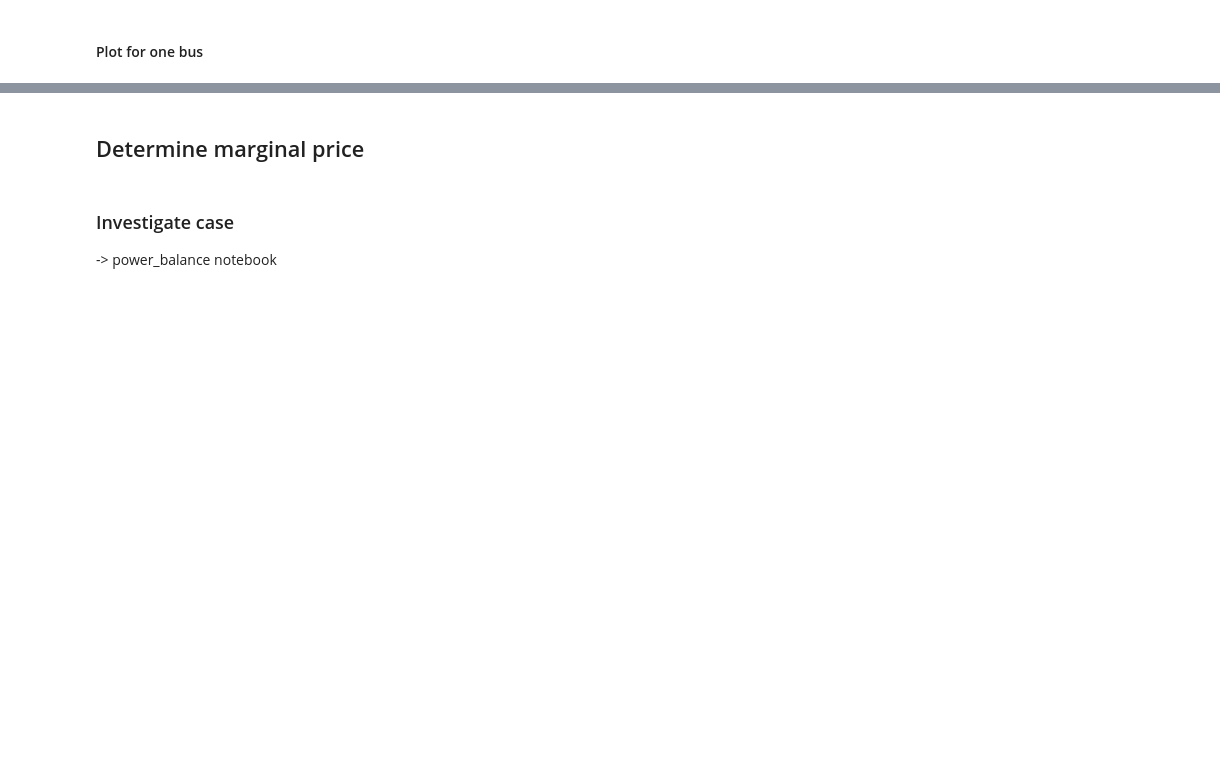
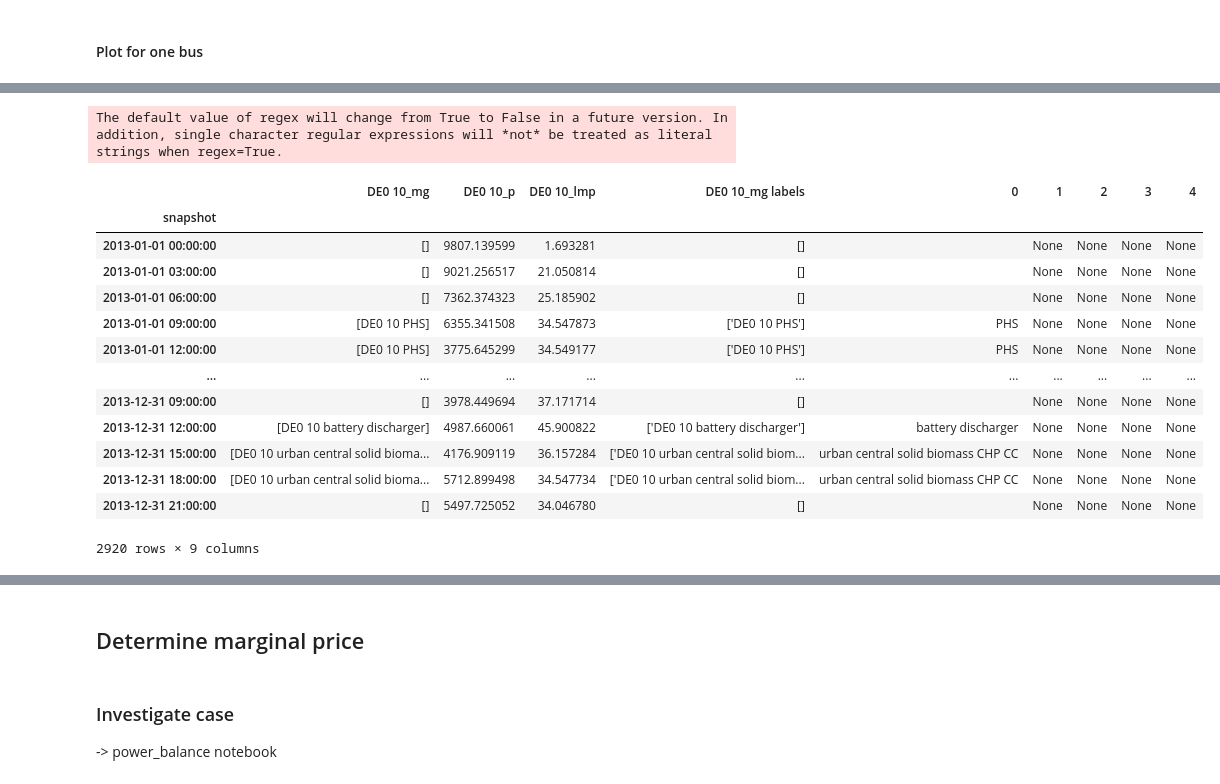
Before and after one commit to JulianGeis/master_thesis, a Jupyter notebook: notebooks/merit_order_analysis.ipynb, the cells around one changed output, grey strips where cells are left out. Saved outputs shown, nothing was run; the diff lists cells and outputs as text; code cells hidden in the pictures; blank space fills up the shorter version.

```diff
--- a/notebooks/merit_order_analysis.ipynb
+++ b/notebooks/merit_order_analysis.ipynb
@@ -351,9 +819,26 @@ mg.head()
 # %%
-bus = "AL0 0" # "AL0 0" # "DE0 0"
+bus = "DE0 10" # "AL0 0" # "DE0 0"
 df = pd.concat([mg[bus], n.buses_t.p[bus], n.buses_t.marginal_price[bus]], axis=1)
 df.columns = [f"{bus}_mg", f"{bus}_p", f"{bus}_lmp"]
 df[f"{bus}_mg labels"] = df[f"{bus}_mg"].astype(str)
+df = pd.concat([df, df[f"{bus}_mg labels"].str.replace("[", "").str.replace("]", "").str.replace(f"{bus} ", "").str.replace("'", "").str.split(', ', expand=True)], axis=1)
 df
+# %% [output]
+The default value of regex will change from True to False in a future version. In addition, single character regular expressions will *not* be treated as literal strings when regex=True.
+|  | DE0 10_mg | DE0 10_p | DE0 10_lmp | DE0 10_mg labels | 0 | 1 | 2 | 3 | 4 |
+| snapshot |  |  |  |  |  |  |  |  |  |
+| 2013-01-01 00:00:00 | [] | 9807.139599 | 1.693281 | [] |  | None | None | None | None |
+| 2013-01-01 03:00:00 | [] | 9021.256517 | 21.050814 | [] |  | None | None | None | None |
+| 2013-01-01 06:00:00 | [] | 7362.374323 | 25.185902 | [] |  | None | None | None | None |
+| 2013-01-01 09:00:00 | [DE0 10 PHS] | 6355.341508 | 34.547873 | ['DE0 10 PHS'] | PHS | None | None | None | None |
+| 2013-01-01 12:00:00 | [DE0 10 PHS] | 3775.645299 | 34.549177 | ['DE0 10 PHS'] | PHS | None | None | None | None |
+| ... | ... | ... | ... | ... | ... | ... | ... | ... | ... |
+| 2013-12-31 09:00:00 | [] | 3978.449694 | 37.171714 | [] |  | None | None | None | None |
+| 2013-12-31 12:00:00 | [DE0 10 battery discharger] | 4987.660061 | 45.900822 | ['DE0 10 battery discharger'] | battery discharger | None | None | None | None |
+| 2013-12-31 15:00:00 | [DE0 10 urban central solid bioma... | 4176.909119 | 36.157284 | ['DE0 10 urban central solid biom... | urban central solid biomass CHP CC | None | None | None | None |
+| 2013-12-31 18:00:00 | [DE0 10 urban central solid bioma... | 5712.899498 | 34.547734 | ['DE0 10 urban central solid biom... | urban central solid biomass CHP CC | None | None | None | None |
+| 2013-12-31 21:00:00 | [] | 5497.725052 | 34.046780 | [] |  | None | None | None | None |
+2920 rows × 9 columns
 # %%
 # lmp per marginal generator
 plt.figure(figsize=(8, 6))
```
Also changed, not shown: parts of 55 cells of this notebook, 11 other files.
